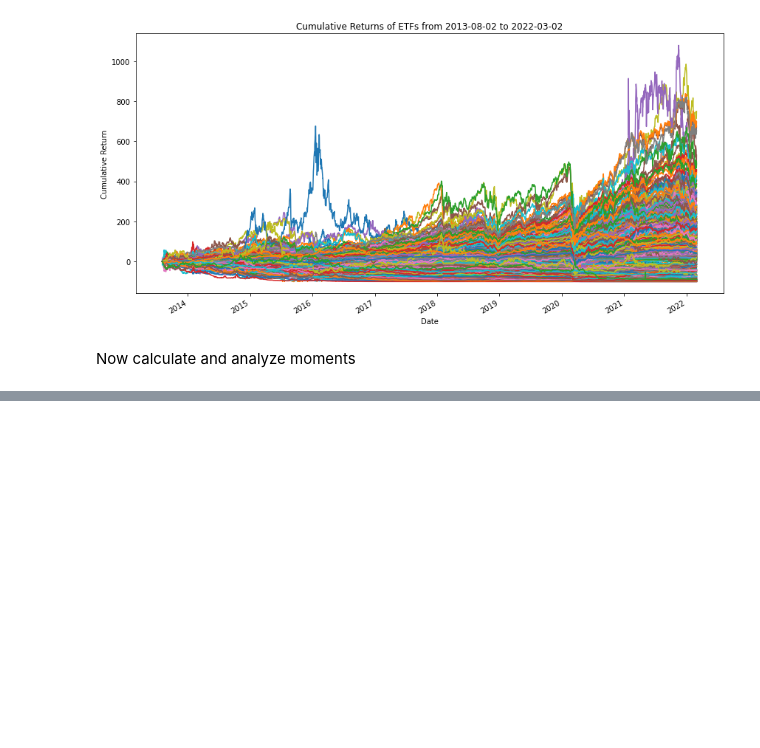
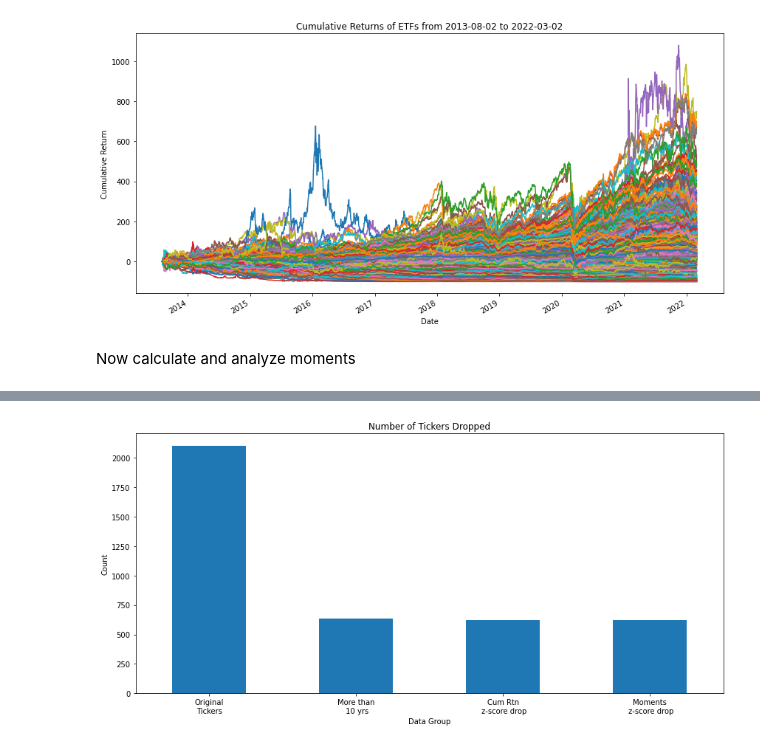
Before and after one commit to diegodalvarez/SkewDrawdown, a Jupyter notebook: KnowYourSkew.ipynb, the cells around one changed output, grey strips where cells are left out. Saved outputs shown, nothing was run; the diff lists cells and outputs as text; code cells hidden in the pictures; blank space fills up the shorter version.

```diff
--- a/KnowYourSkew.ipynb
+++ b/KnowYourSkew.ipynb
@@ -157,0 +196,20 @@ array([[<AxesSubplot:ylabel='Frequency'>,
+# %%
+tickers3 = df_moments_prep.index.to_list()
+
+df_tickers = (df_tickers.reset_index().append(
+    pd.DataFrame({
+        "Data Group": ["Moments\n z-score drop"],
+        "Data Count": [len(tickers3)]})).
+    set_index("Data Group"))
+# %%
+df_tickers.plot(
+    kind = "bar",
+    rot = 360,
+    title = "Number of Tickers Dropped",
+    ylabel = "Count",
+    legend = False,
+    figsize = (12, 6))
+
+plt.tight_layout()
+# %% [output]
+[figure, added]
```
Also changed, not shown: parts of 7 cells of this notebook.
